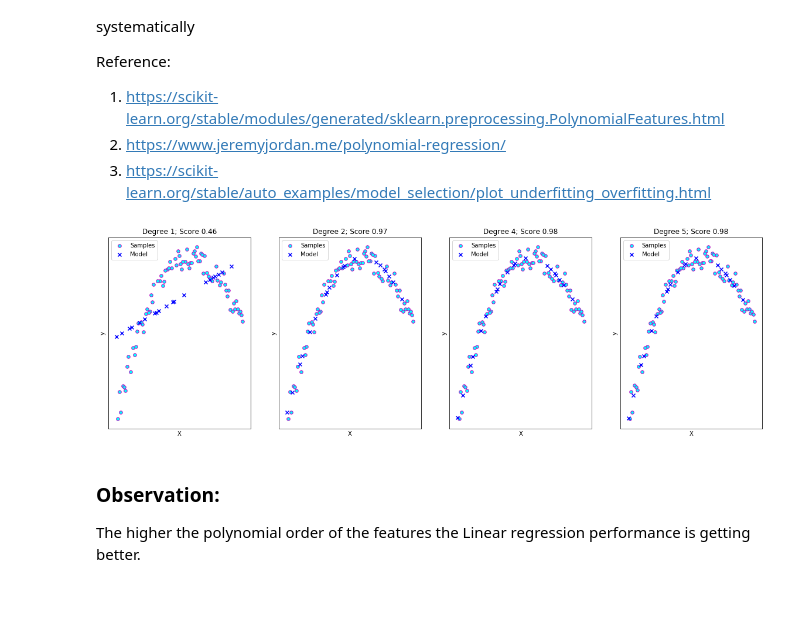
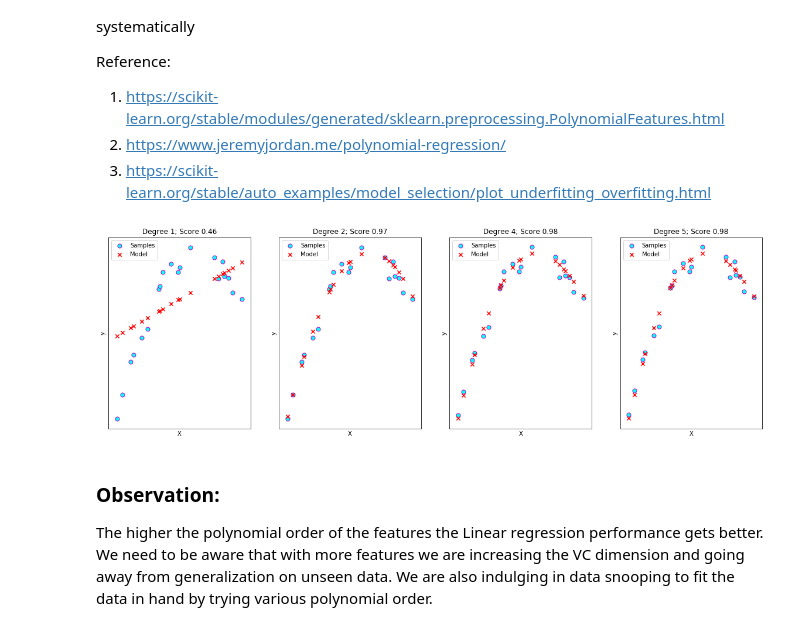
Before and after one commit to vipulpopat/MSCAI_Sem1_Etivity3, a Jupyter notebook: Etivity3_18195067_LinearRegression.ipynb, the cells around one changed output. Cells and saved outputs as stored; diff of their text form; code cells hidden in the pictures; blank space fills up the shorter version.

```diff
--- a/Etivity3_18195067_LinearRegression.ipynb
+++ b/Etivity3_18195067_LinearRegression.ipynb
@@ -289,36 +281,36 @@ Reference:
 # %%
 from sklearn.preprocessing import PolynomialFeatures
 from sklearn.pipeline import Pipeline
 
 # Choose the degree of ploynomial order selection
 degrees = [1, 2, 4, 5]
 
 X_train, X_test, y_train, y_test = train_test_split(X_reg, y, test_size=0.2, random_state=42)
 
 plt.figure(figsize=(20, 6))
 for i in range(len(degrees)):
     ax = plt.subplot(1, len(degrees), i + 1)
     plt.setp(ax, xticks=(), yticks=())
 
     polynomial_features = PolynomialFeatures(degree=degrees[i], include_bias=True)
     linear_regression = LinearRegression()
     pipeline = Pipeline([("polynomial_features", polynomial_features),
                          ("linear_regression", linear_regression)])
     pipeline.fit(X_train, y_train)
 
     predictions = pipeline.predict(X_test)
     score = pipeline.score(X_test, y_test)
 
-    plt.scatter(X_train, y_train, c='cyan', edgecolors='m', s=30, label="Samples")
-    plt.scatter(X_test, predictions, c='b', marker='x', label="Model")
+    plt.scatter(X_test, y_test, c='cyan', edgecolors='m', s=50, label="Samples")
+    plt.scatter(X_test, predictions, c='r', marker='x', s=40, label="Model")
 
     plt.xlabel("X")
     plt.ylabel("y")
     plt.legend(loc="best")
     plt.title("Degree {}; Score {:.2f}".format(degrees[i], score))
 plt.show()
 # %% [output]
-[figure, old version]
+[figure, new version]
-# %% [markdown]
-### Observation:
-The higher the polynomial order of the features the Linear regression performance is getting better.
+# %% [markdown]
+### Observation:
+The higher the polynomial order of the features the Linear regression performance gets better. We need to be aware that with more features we are increasing the VC dimension and going away from generalization on unseen data. We are also indulging in data snooping to fit the data in hand by trying various polynomial order.
```
Also changed, not shown: parts of 16 cells of this notebook, 1 other file.
